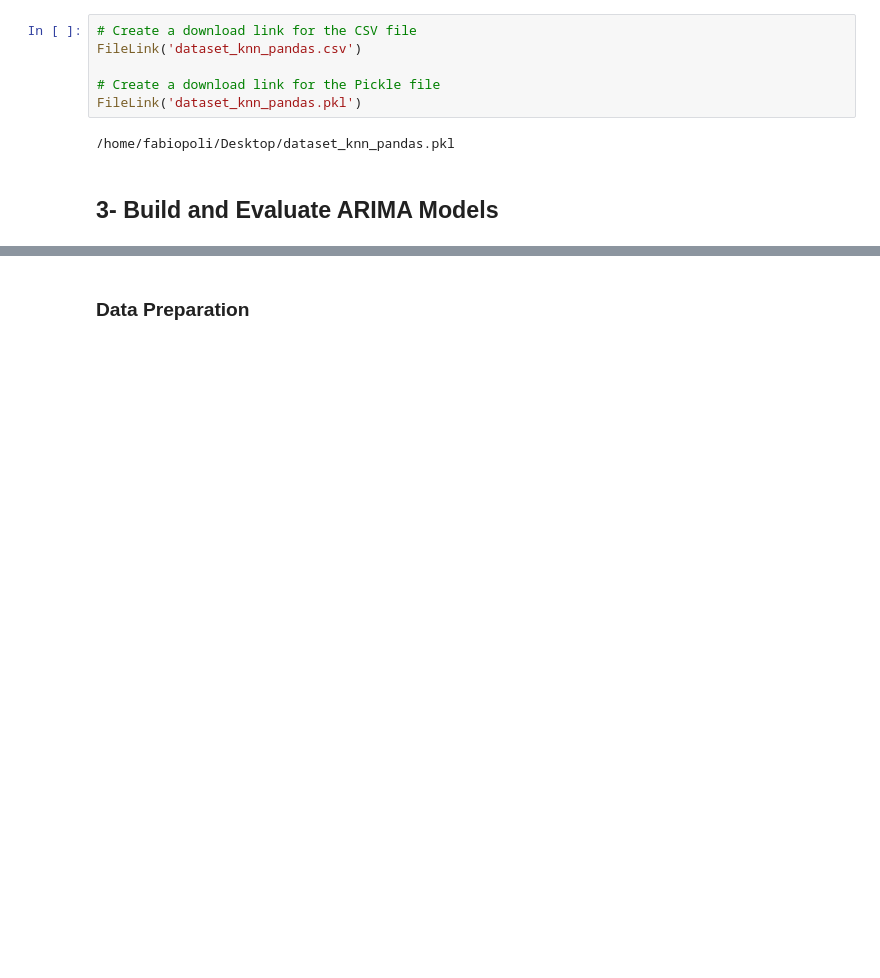
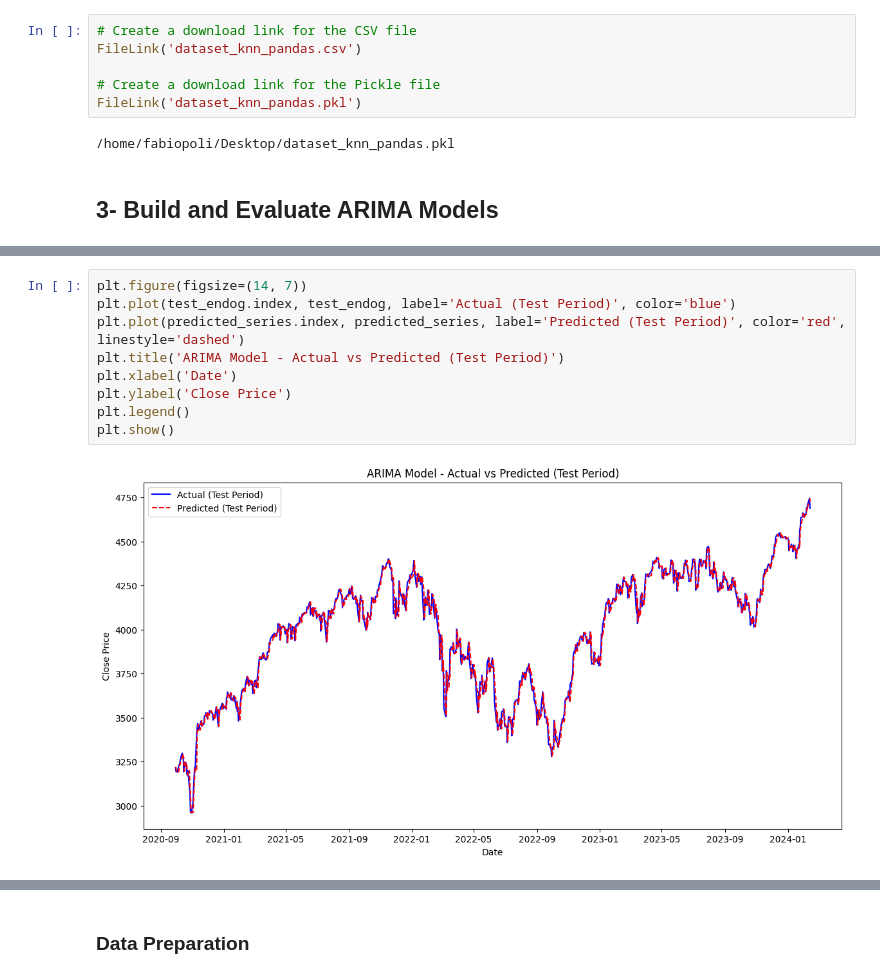
Before and after one commit to Fabio-Poli/CCT-Thesis-Project, a Jupyter notebook: Project_Code/Results/Project Sep 2024.ipynb, the cells around one changed output, grey strips where cells are left out. Drawn from its saved outputs; the diff is of its cells as text; blank space fills up the shorter version.

```diff
--- a/Project_Code/Results/Project Sep 2024.ipynb
+++ b/Project_Code/Results/Project Sep 2024.ipynb
@@ -1713,0 +1714,11 @@ plt.show()
+# %%
+plt.figure(figsize=(14, 7))
+plt.plot(test_endog.index, test_endog, label='Actual (Test Period)', color='blue')
+plt.plot(predicted_series.index, predicted_series, label='Predicted (Test Period)', color='red', linestyle='dashed')
+plt.title('ARIMA Model - Actual vs Predicted (Test Period)')
+plt.xlabel('Date')
+plt.ylabel('Close Price')
+plt.legend()
+plt.show()
+# %% [output]
+[figure, added]
```
Also changed, not shown: parts of 112 cells of this notebook.
